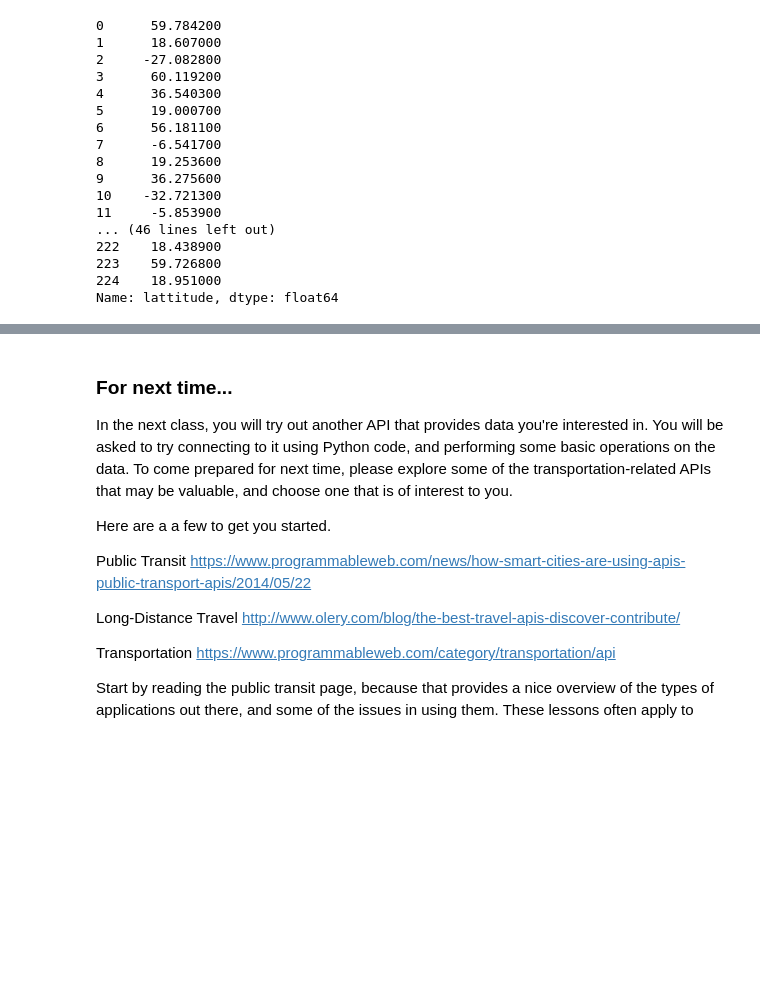
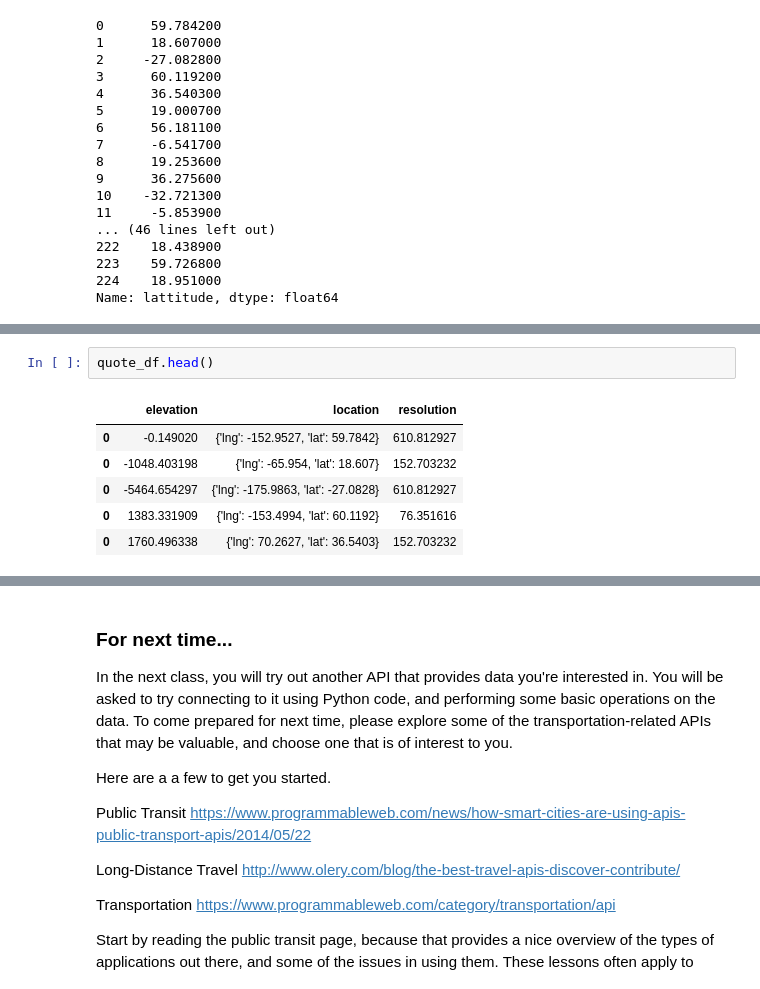
Before and after one commit to ramu225/ce599-s17, a Jupyter notebook: 7-Open Data APIs/api-demo.ipynb, the cells around one changed output, grey strips where cells are left out. Drawn from its saved outputs; the diff is of its cells as text; blank space fills up the shorter version.

```diff
--- a/7-Open Data APIs/api-demo.ipynb
+++ b/7-Open Data APIs/api-demo.ipynb
@@ -653,0 +741,9 @@ NameError: name 'coord' is not defined
+# %%
+quote_df.head()
+# %% [output]
+|  | elevation | location | resolution |
+| 0 | -0.149020 | {'lng': -152.9527, 'lat': 59.7842} | 610.812927 |
+| 0 | -1048.403198 | {'lng': -65.954, 'lat': 18.607} | 152.703232 |
+| 0 | -5464.654297 | {'lng': -175.9863, 'lat': -27.0828} | 610.812927 |
+| 0 | 1383.331909 | {'lng': -153.4994, 'lat': 60.1192} | 76.351616 |
+| 0 | 1760.496338 | {'lng': 70.2627, 'lat': 36.5403} | 152.703232 |
```
Also changed, not shown: parts of 7 cells of this notebook.
